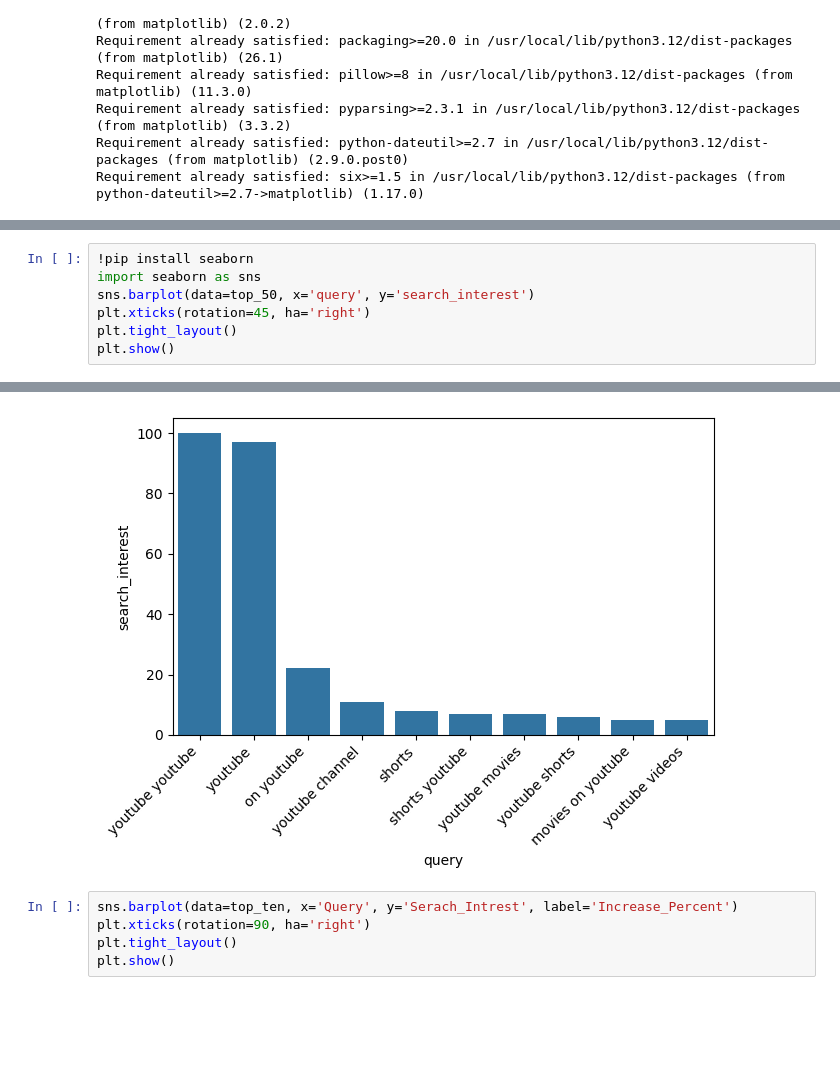
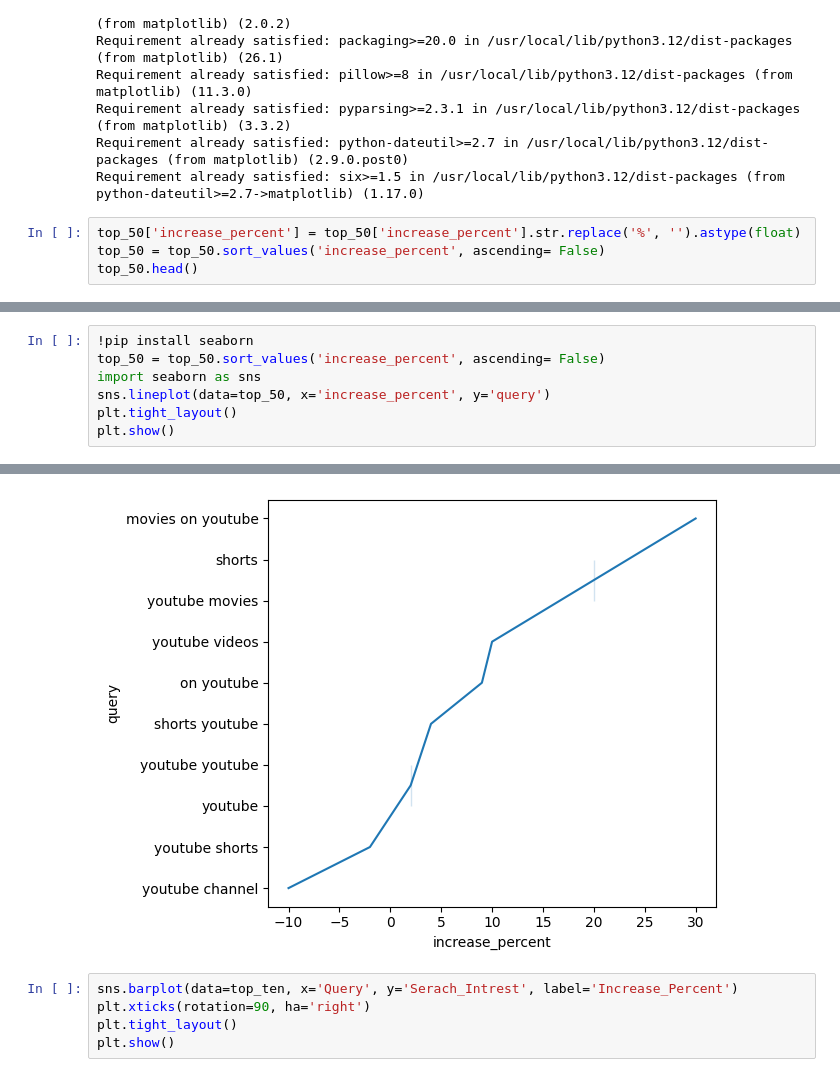
Before and after one commit to Priya9823/Dublin-Airbnb-Market-Analysis, a Jupyter notebook: youtube.ipynb, the cells around one changed output, grey strips where cells are left out. Drawn from its saved outputs; the diff is of its cells as text; blank space fills up the shorter version.

```diff
--- a/youtube.ipynb
+++ b/youtube.ipynb
@@ -145,3 +145,7 @@ Requirement already satisfied: pillow>=8 in /usr/local/lib/python3.12/dist-packa
 Requirement already satisfied: pyparsing>=2.3.1 in /usr/local/lib/python3.12/dist-packages (from matplotlib) (3.3.2)
 Requirement already satisfied: python-dateutil>=2.7 in /usr/local/lib/python3.12/dist-packages (from matplotlib) (2.9.0.post0)
 Requirement already satisfied: six>=1.5 in /usr/local/lib/python3.12/dist-packages (from python-dateutil>=2.7->matplotlib) (1.17.0)
+# %%
+top_50['increase_percent'] = top_50['increase_percent'].str.replace('%', '').astype(float)
+top_50 = top_50.sort_values('increase_percent', ascending= False)
+top_50.head()
@@ -148,27 +159,27 @@ Requirement already satisfied: six>=1.5 in /usr/local/lib/python3.12/dist-packag
 # %%
 !pip install seaborn
+top_50 = top_50.sort_values('increase_percent', ascending= False)
 import seaborn as sns
-sns.barplot(data=top_50, x='query', y='search_interest')
-plt.xticks(rotation=45, ha='right')
+sns.lineplot(data=top_50, x='increase_percent', y='query')
 plt.tight_layout()
 plt.show()
 # %% [output]
 Requirement already satisfied: seaborn in /usr/local/lib/python3.12/dist-packages (0.13.2)
 Requirement already satisfied: numpy!=1.24.0,>=1.20 in /usr/local/lib/python3.12/dist-packages (from seaborn) (2.0.2)
 Requirement already satisfied: pandas>=1.2 in /usr/local/lib/python3.12/dist-packages (from seaborn) (2.2.2)
 Requirement already satisfied: matplotlib!=3.6.1,>=3.4 in /usr/local/lib/python3.12/dist-packages (from seaborn) (3.10.0)
 Requirement already satisfied: contourpy>=1.0.1 in /usr/local/lib/python3.12/dist-packages (from matplotlib!=3.6.1,>=3.4->seaborn) (1.3.3)
 Requirement already satisfied: cycler>=0.10 in /usr/local/lib/python3.12/dist-packages (from matplotlib!=3.6.1,>=3.4->seaborn) (0.12.1)
 Requirement already satisfied: fonttools>=4.22.0 in /usr/local/lib/python3.12/dist-packages (from matplotlib!=3.6.1,>=3.4->seaborn) (4.62.1)
 Requirement already satisfied: kiwisolver>=1.3.1 in /usr/local/lib/python3.12/dist-packages (from matplotlib!=3.6.1,>=3.4->seaborn) (1.5.0)
 Requirement already satisfied: packaging>=20.0 in /usr/local/lib/python3.12/dist-packages (from matplotlib!=3.6.1,>=3.4->seaborn) (26.1)
 Requirement already satisfied: pillow>=8 in /usr/local/lib/python3.12/dist-packages (from matplotlib!=3.6.1,>=3.4->seaborn) (11.3.0)
 Requirement already satisfied: pyparsing>=2.3.1 in /usr/local/lib/python3.12/dist-packages (from matplotlib!=3.6.1,>=3.4->seaborn) (3.3.2)
 Requirement already satisfied: python-dateutil>=2.7 in /usr/local/lib/python3.12/dist-packages (from matplotlib!=3.6.1,>=3.4->seaborn) (2.9.0.post0)
 Requirement already satisfied: pytz>=2020.1 in /usr/local/lib/python3.12/dist-packages (from pandas>=1.2->seaborn) (2025.2)
 Requirement already satisfied: tzdata>=2022.7 in /usr/local/lib/python3.12/dist-packages (from pandas>=1.2->seaborn) (2026.1)
 Requirement already satisfied: six>=1.5 in /usr/local/lib/python3.12/dist-packages (from python-dateutil>=2.7->matplotlib!=3.6.1,>=3.4->seaborn) (1.17.0)
-[figure, old version]
+[figure, new version]
 # %%
 sns.barplot(data=top_ten, x='Query', y='Serach_Intrest', label='Increase_Percent')
 plt.xticks(rotation=90, ha='right')
```
Also changed, not shown: parts of 3 cells of this notebook.
